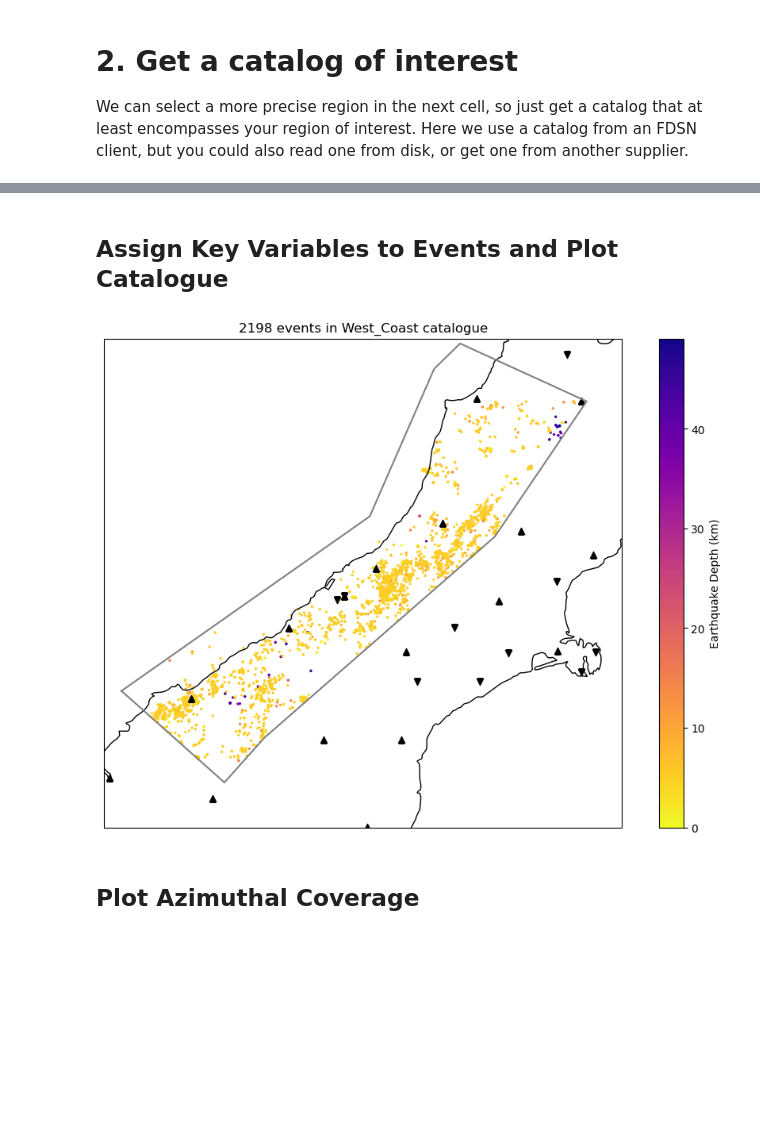
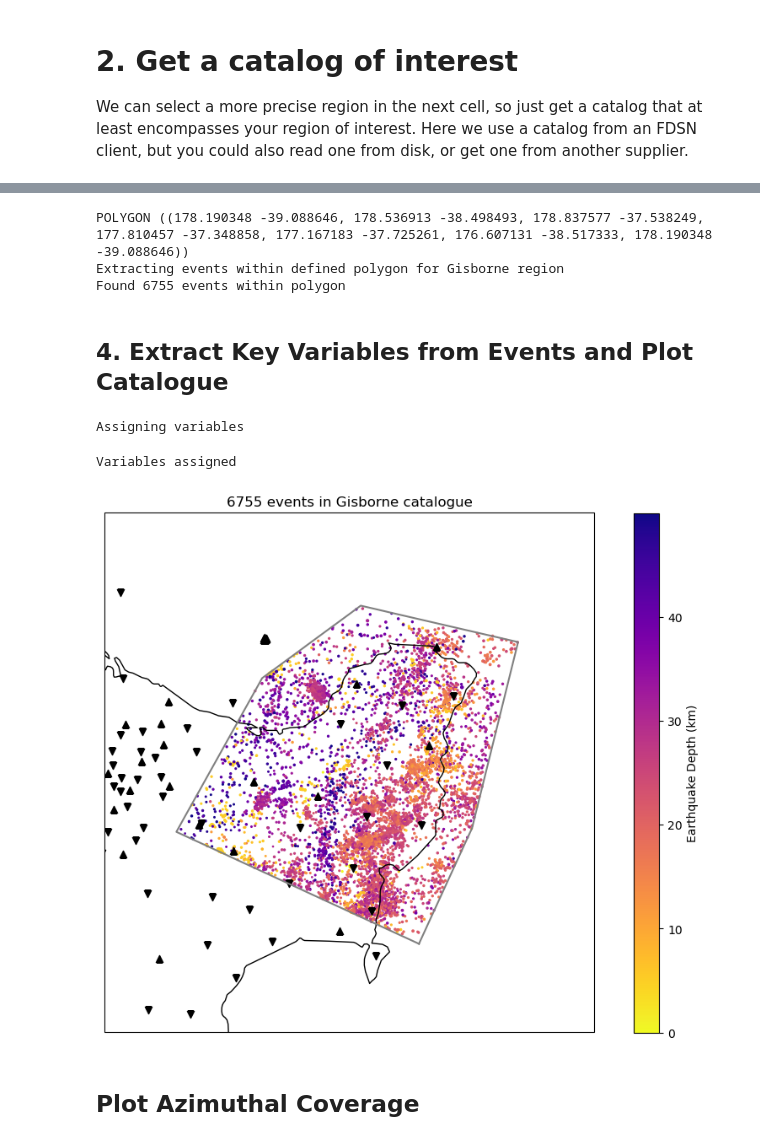
Before and after one commit to calum-chamberlain/EQ_catalog_location_quality, a Jupyter notebook: NZJGG_EQ_Catalogue_Location_Quality.ipynb, the cells around one changed output, grey strips where cells are left out. Saved outputs shown, nothing was run; the diff lists cells and outputs as text; code cells hidden in the pictures; blank space fills up the shorter version.

```diff
--- a/NZJGG_EQ_Catalogue_Location_Quality.ipynb
+++ b/NZJGG_EQ_Catalogue_Location_Quality.ipynb
@@ -68,7 +72,7 @@ if not os.path.exists(cat_out):
         while _endtime < endtime:
             print(f"Getting catalog between {_starttime} and {_endtime}")
             cat += client.get_events(
-                _starttime, _endtime, **fdsn_kawrgs)
+                _starttime, _endtime, **fdsn_kwargs)
             _starttime += chunk_size
             _endtime += chunk_size
         # Get the last bit
@@ -138,24 +153,31 @@ print(f"Found {len(cat_poly)} events within polygon")
 cat_poly_out = f"temp_files/{region}_{starttime.strftime('%Y')}_{endtime.strftime('%Y')}_depth{maxdepth}.xml"
 if not os.path.exists(cat_poly_out):
     cat_poly.write(cat_poly_out, format='QUAKEML')
+# %% [output]
+POLYGON ((178.190348 -39.088646, 178.536913 -38.498493, 178.837577 -37.538249, 177.810457 -37.348858, 177.167183 -37.725261, 176.607131 -38.517333, 178.190348 -39.088646))
+Extracting events within defined polygon for Gisborne region
+Found 6755 events within polygon
 # %% [markdown]
-## Assign Key Variables to Events and Plot Catalogue
+## 4. Extract Key Variables from Events and Plot Catalogue
 # %%
 print('Assigning variables')
 max_gap, depths, min_dist, mags, lats, lons, fixed = assign_variables(cat_poly=cat_poly, inventory=inv)
 print('Variables assigned')
+# %% [output]
+Assigning variables
+Variables assigned
 # %%
 #Plot Catalogue
 fig = plot_catalog(
-    cat=cat_poly, region=region, lats=lats, lons=lons,
+    region=region, lats=lats, lons=lons,
     mags=mags, depths=depths, poly=poly, splons=splons,
     splats=splats, bblons=bblons, bblats=bblats)
 
 #save figure
 fig.savefig(f'plots/cat_map_{region}.eps', dpi=800, bbox_inches='tight')
 fig.savefig(f'plots/cat_map_{region}.png', dpi=800, bbox_inches='tight')
 # %% [output]
-[figure, old version]
+[figure, new version]
 # %% [markdown]
 ## Plot Azimuthal Coverage
 # %%
```
Also changed, not shown: parts of 13 cells of this notebook.
